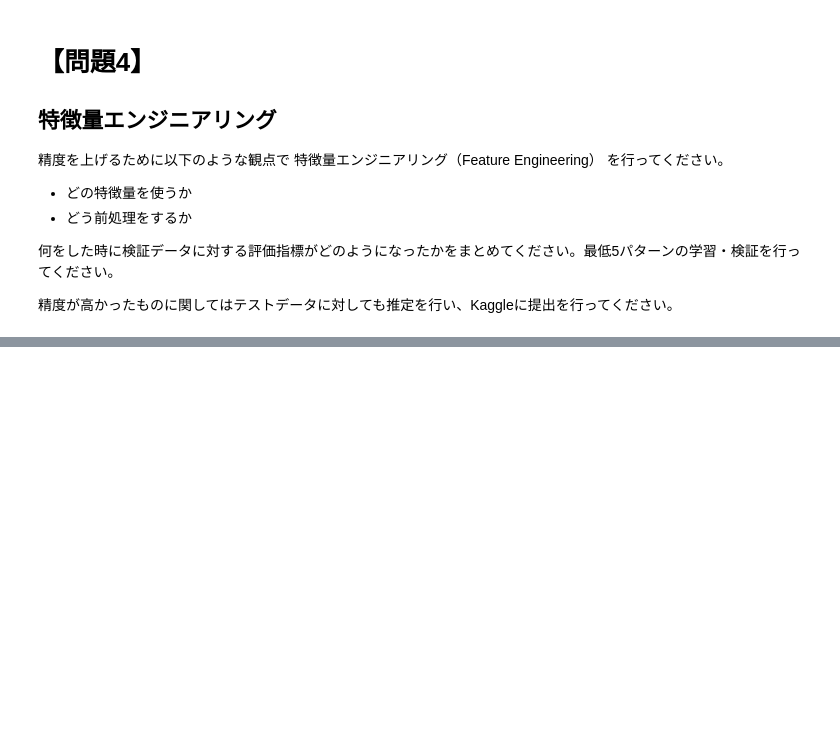
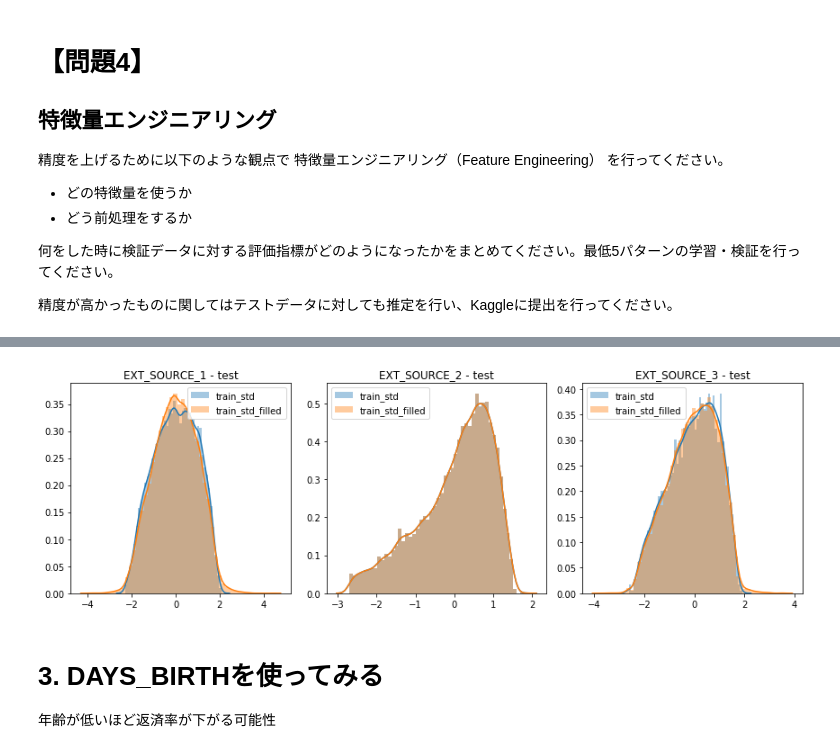
Before and after one commit to taiki-nakaso/diveintocode-ml, a Jupyter notebook: src/week4/week4-session1.ipynb, the cells around one changed output, grey strips where cells are left out. Cells and saved outputs as stored; diff of their text form; code cells hidden in the pictures; blank space fills up the shorter version.

```diff
--- a/src/week4/week4-session1.ipynb
+++ b/src/week4/week4-session1.ipynb
@@ -238,0 +486,12 @@ memory usage: 761.8 KB
+# %%
+# testデータに対して予測
+X_test = credits_test[['SK_ID_CURR', 'EXT_SOURCE_1', 'EXT_SOURCE_2', 'EXT_SOURCE_3']].values
+X_test_new = scale_and_fill(X_test[:, 1:], scaler)
+
+y_test_pred = rforest.predict_proba(X_test_new)[:, 1]
+
+df_pred = pd.DataFrame(np.concatenate((X_test[:, 0].reshape(-1, 1), y_test_pred.reshape(-1, 1)), axis=1),
+            columns=['SK_ID_CURR', 'TARGET'])
+df_pred['SK_ID_CURR'] = df_pred['SK_ID_CURR'].astype(np.int32)
+
+df_pred.to_csv('test_pred_2.csv', index=False)
@@ -238,0 +505,21 @@ memory usage: 761.8 KB
+# %%
+# プロットして分布を確認 - testデータ
+
+%matplotlib inline
+fig = plt.figure(figsize=(12, 4))
+
+col_list = ['EXT_SOURCE_1', 'EXT_SOURCE_2', 'EXT_SOURCE_3']
+for i, col in enumerate(col_list):
+    ax = fig.add_subplot(1, 3, i+1)
+    ax = sns.distplot(scaler.transform(X_test[:, 1:])[:, i], label="train_std")
+    ax = sns.distplot(X_test_new[:, i], label="train_std_filled")
+    ax.set_title(col+' - test')
+    ax.legend()
+
+plt.tight_layout()
+plt.show()
+# %% [output]
+[figure, added]
+# %% [markdown]
+# 3. DAYS_BIRTHを使ってみる
+年齢が低いほど返済率が下がる可能性
```
Also changed, not shown: parts of 31 cells of this notebook, 3 other files.
